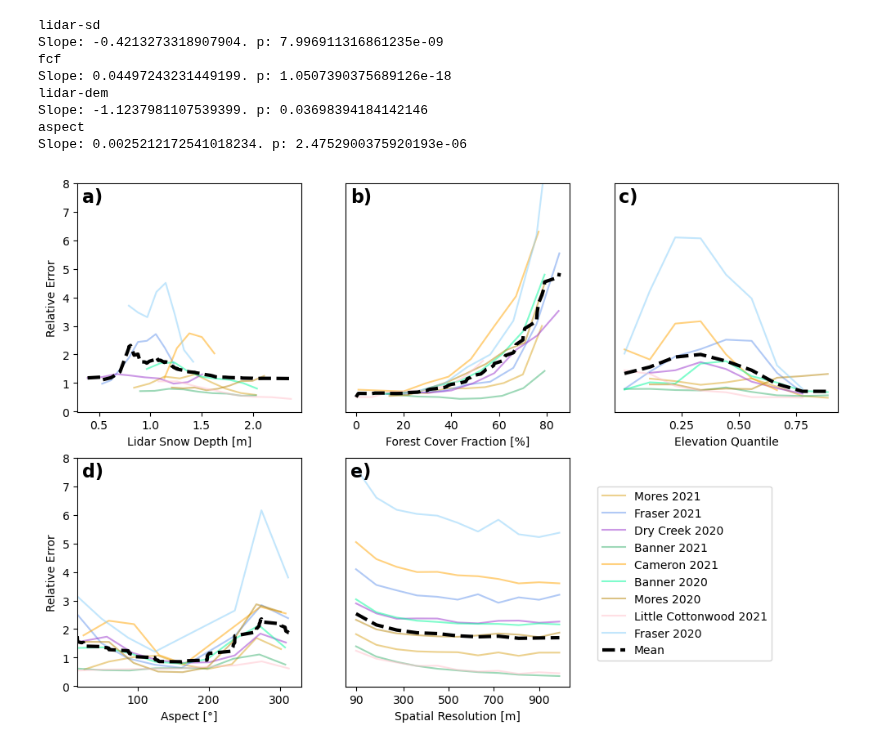
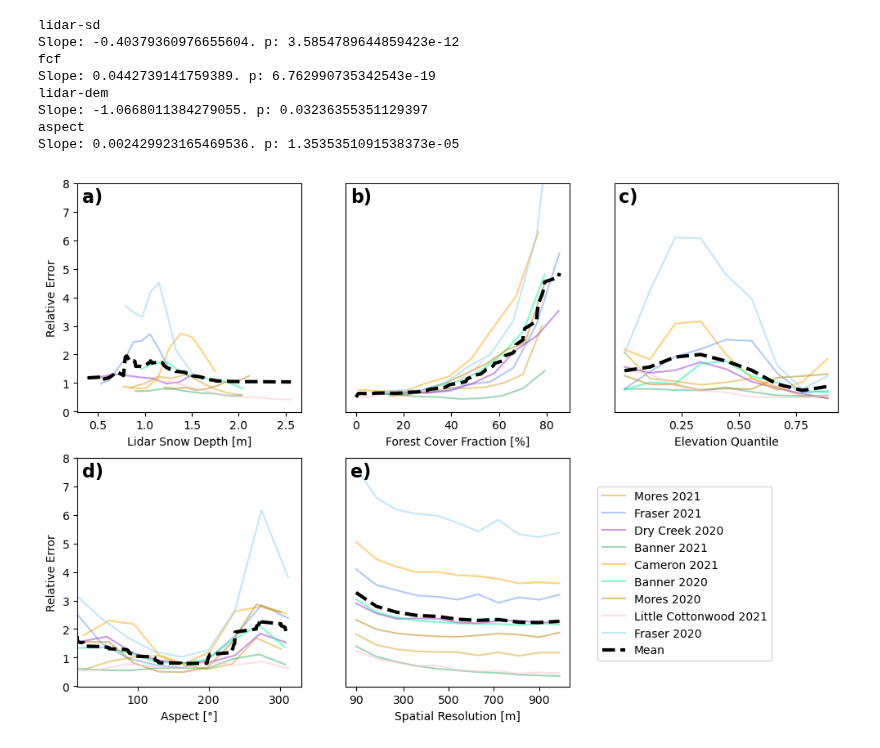
Before and after one commit to ZachHoppinen/spicy-analysis, a Jupyter notebook: src/compare/factors/factor_rmse_figure.ipynb, the cells around one changed output. Cells and saved outputs as stored; diff of their text form; code cells hidden in the pictures.

```diff
--- a/src/compare/factors/factor_rmse_figure.ipynb
+++ b/src/compare/factors/factor_rmse_figure.ipynb
@@ -62,6 +62,7 @@ for (var, label), ax in zip(x_labels.items(), axes.ravel()):
     ss = []
     f_ss = []
     for stem, ds in dss.items():
+
         # if 'Frasier' in stem.split('-')[0].replace('_', ' ') or 'Cameron' in stem:
             # continue
         # ds = ds.where(ds['wet_snow'] == 0)
@@ -94,7 +95,7 @@ for (var, label), ax in zip(x_labels.items(), axes.ravel()):
             idx = (~np.isnan(x)) & (~np.isnan(y))
 
             if len(x[idx]) < 100:
-                continue
+                pass
 
             stat, p = pearsonr(x[idx], y[idx])
             rmse_result = rmse(x[idx], y[idx]) / np.nanmean(y[idx])
@@ -161,9 +162,9 @@ for stem, ds in dss.items():
         xs.append(look)
         rs.append(r)
         rmses.append(rmse_result)
-        if 'Frasier' not in stem.split('-')[0].replace('_', ' '):
-            res.loc[stem, f'r_{look}'] = r
-            res.loc[stem, f'rmse_{look}'] = rmse_result
+        # if 'Frasier' not in stem.split('-')[0].replace('_', ' '):
+        res.loc[stem, f'r_{look}'] = r
+        res.loc[stem, f'rmse_{look}'] = rmse_result
 
     axes[1, 1].plot(xs, rmses, color = loc_colors[stem], label = site_name, alpha = 0.5)
 
@@ -193,35 +194,35 @@ ax.set_xticks([0.25, 0.5, 0.75])
 # axes[-2].set_xticks(np.arange(0, 350, 90))
 
 # done adding scalling axis
 
 for ax in axes[:, 1:].ravel():
     ax.set_yticks([])
 
 for ax, letter in zip(axes.ravel(), ['a','b','c', 'd', 'e']):
     ax.text(0.02, 0.98,f'{letter})', transform=ax.transAxes, ha = 'left', va = 'top', weight='bold', size = 16)
 
 axes[1, 0].set_xlim(15, 330)
 
 axes[1, 2].set_axis_off()
 
 axes[0, 0].legend(loc='upper left',
     bbox_to_anchor=(2.3, -0.3),
     # ncol=4,
     # borderaxespad=0.15,
     # fontsize=8,
     # frameon=False,
 )
 
 plt.tight_layout()
 
 plt.savefig('../../../figures/factors/rmse_binned.png')
 # %% [output]
 lidar-sd
-Slope: -0.4213273318907904. p: 7.996911316861235e-09
+Slope: -0.40379360976655604. p: 3.5854789644859423e-12
 fcf
-Slope: 0.04497243231449199. p: 1.0507390375689126e-18
+Slope: 0.0442739141759389. p: 6.762990735342543e-19
 lidar-dem
-Slope: -1.1237981107539399. p: 0.03698394184142146
+Slope: -1.0668011384279055. p: 0.03236355351129397
 aspect
-Slope: 0.0025212172541018234. p: 2.4752900375920193e-06
+Slope: 0.002429923165469536. p: 1.3535351091538373e-05
-[figure, old version]
+[figure, new version]
```
Also changed, not shown: parts of 5 cells of this notebook, 3 other files.
